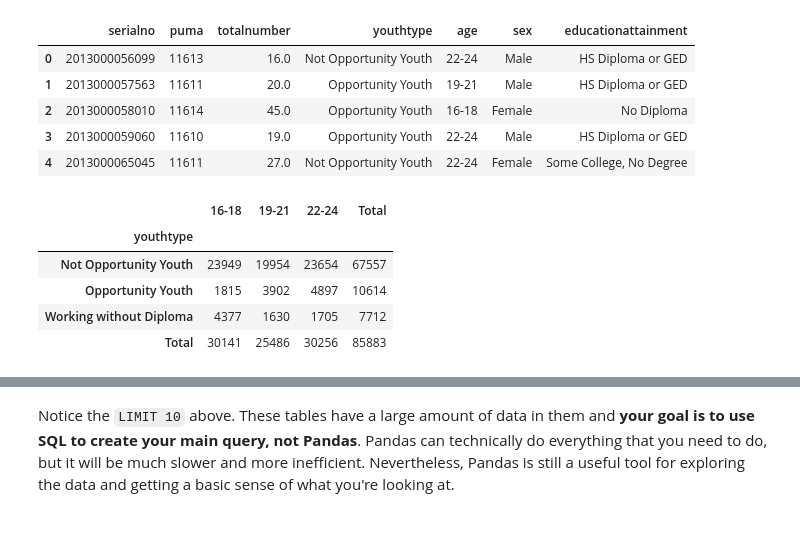
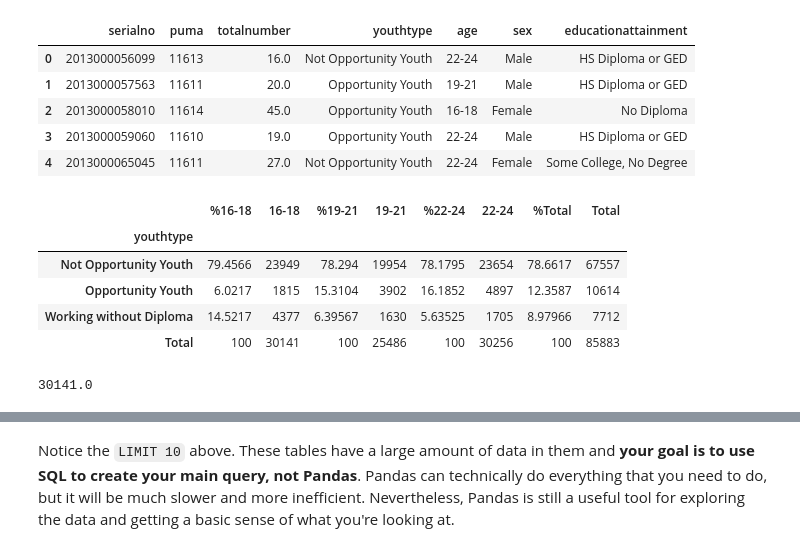
Before and after one commit to hmdev649/dsc-mod-1-project-seattle-ds, a Jupyter notebook: notebooks/exploratory/01_erh_download_and_explore_data.ipynb, the cells around one changed output, grey strips where cells are left out. Drawn from its saved outputs; the diff is of its cells as text; code cells hidden in the pictures.

```diff
--- a/notebooks/exploratory/01_erh_download_and_explore_data.ipynb
+++ b/notebooks/exploratory/01_erh_download_and_explore_data.ipynb
@@ -108,24 +108,36 @@ df.head()
 # %%
 import numpy as np
 nd =pd.pivot_table(df,
                index=['youthtype'],
                values=['totalnumber'],
                columns=['age'],
                aggfunc=np.sum,
                fill_value='',
                margins=True,
                margins_name='Total'
               )['totalnumber']
 nd.reset_index()
 nd.columns.rename('', inplace=True)
+newc =(nd['16-18']/nd['16-18']['Total'])*100
+nd.insert(0, '%16-18', newc)
+newd =(nd['19-21']/nd['19-21']['Total'])*100
+nd.insert(2, '%19-21', newd)
+newe =(nd['22-24']/nd['22-24']['Total'])*100
+nd.insert(4, '%22-24', newe)
+newf =(nd['Total']/nd['Total']['Total'])*100
+nd.insert(6, '%Total', newf)
 nd
 # %% [output]
-|  | 16-18 | 19-21 | 22-24 | Total |
-| youthtype |  |  |  |  |
-| Not Opportunity Youth | 23949 | 19954 | 23654 | 67557 |
-| Opportunity Youth | 1815 | 3902 | 4897 | 10614 |
-| Working without Diploma | 4377 | 1630 | 1705 | 7712 |
-| Total | 30141 | 25486 | 30256 | 85883 |
+|  | %16-18 | 16-18 | %19-21 | 19-21 | %22-24 | 22-24 | %Total | Total |
+| youthtype |  |  |  |  |  |  |  |  |
+| Not Opportunity Youth | 79.4566 | 23949 | 78.294 | 19954 | 78.1795 | 23654 | 78.6617 | 67557 |
+| Opportunity Youth | 6.0217 | 1815 | 15.3104 | 3902 | 16.1852 | 4897 | 12.3587 | 10614 |
+| Working without Diploma | 14.5217 | 4377 | 6.39567 | 1630 | 5.63525 | 1705 | 8.97966 | 7712 |
+| Total | 100 | 30141 | 100 | 25486 | 100 | 30256 | 100 | 85883 |
+# %%
+nd['16-18']['Total']
+# %% [output]
+30141.0
 # %%
 import numpy as np
 
```
Also changed, not shown: parts of 1 cell of this notebook.
